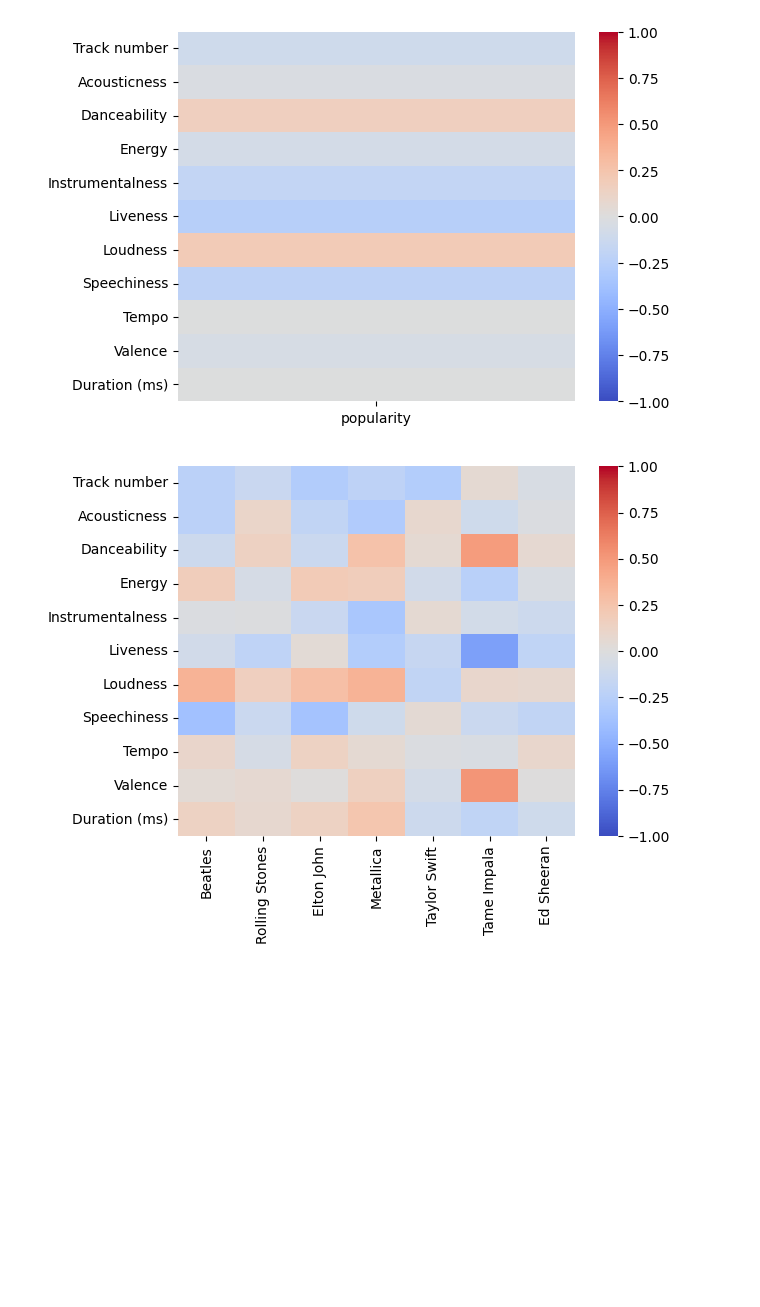
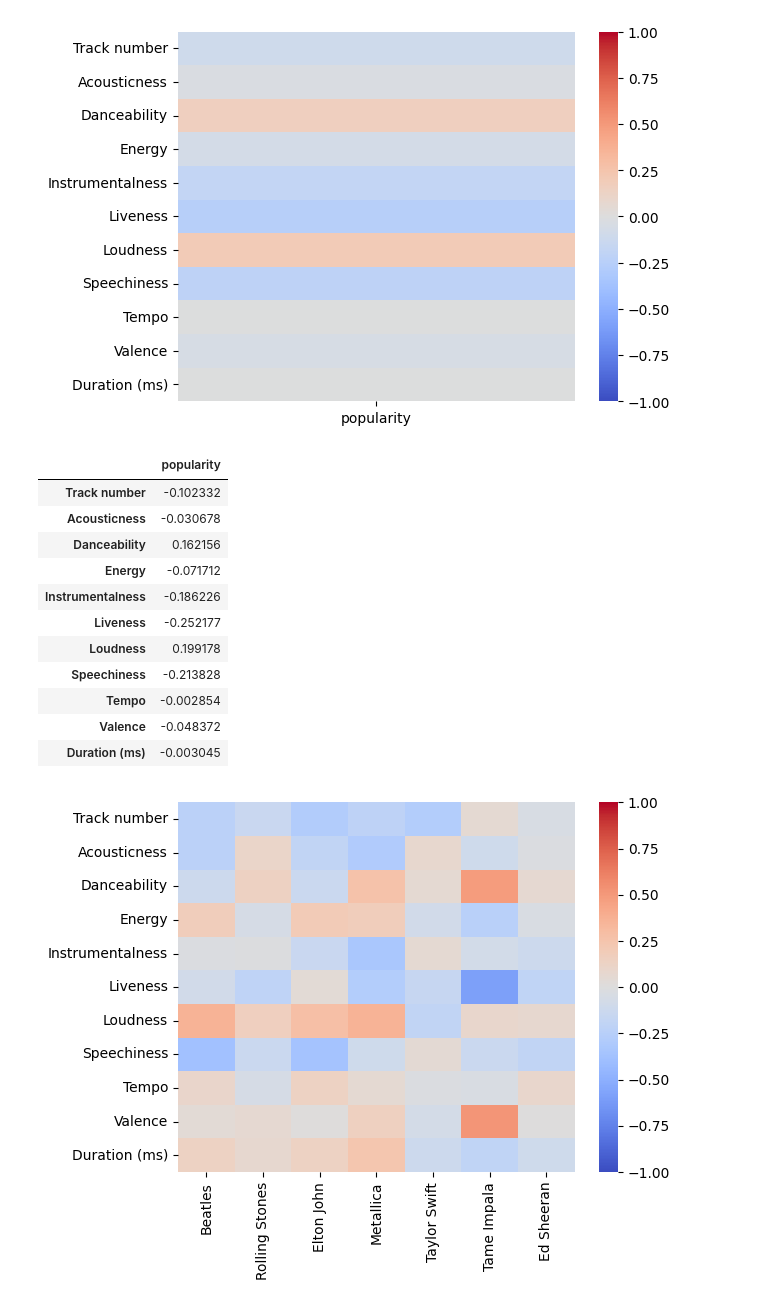
Before and after one commit to mibrahimfm/DataViz-ArtistasSpotify, a Jupyter notebook: Q4.ipynb, the cells around one changed output. Drawn from its saved outputs; the diff is of its cells as text; code cells hidden in the pictures; blank space fills up the shorter version.

```diff
--- a/Q4.ipynb
+++ b/Q4.ipynb
@@ -77,6 +77,21 @@ combined_df.drop('index', axis=1, inplace=True)
 print_correlation_heatmap(get_correlation_matrix(combined_df))
 # %% [output]
 [figure]
+# %%
+get_correlation_matrix(combined_df)
+# %% [output]
+|  | popularity |
+| Track number | -0.102332 |
+| Acousticness | -0.030678 |
+| Danceability | 0.162156 |
+| Energy | -0.071712 |
+| Instrumentalness | -0.186226 |
+| Liveness | -0.252177 |
+| Loudness | 0.199178 |
+| Speechiness | -0.213828 |
+| Tempo | -0.002854 |
+| Valence | -0.048372 |
+| Duration (ms) | -0.003045 |
 # %%
 artists = ["Beatles", "Rolling Stones", "Elton John", "Metallica", "Taylor Swift", "Tame Impala", "Ed Sheeran"]
 # %%
```
Also changed, not shown: parts of 1 cell of this notebook, 17 other files.
